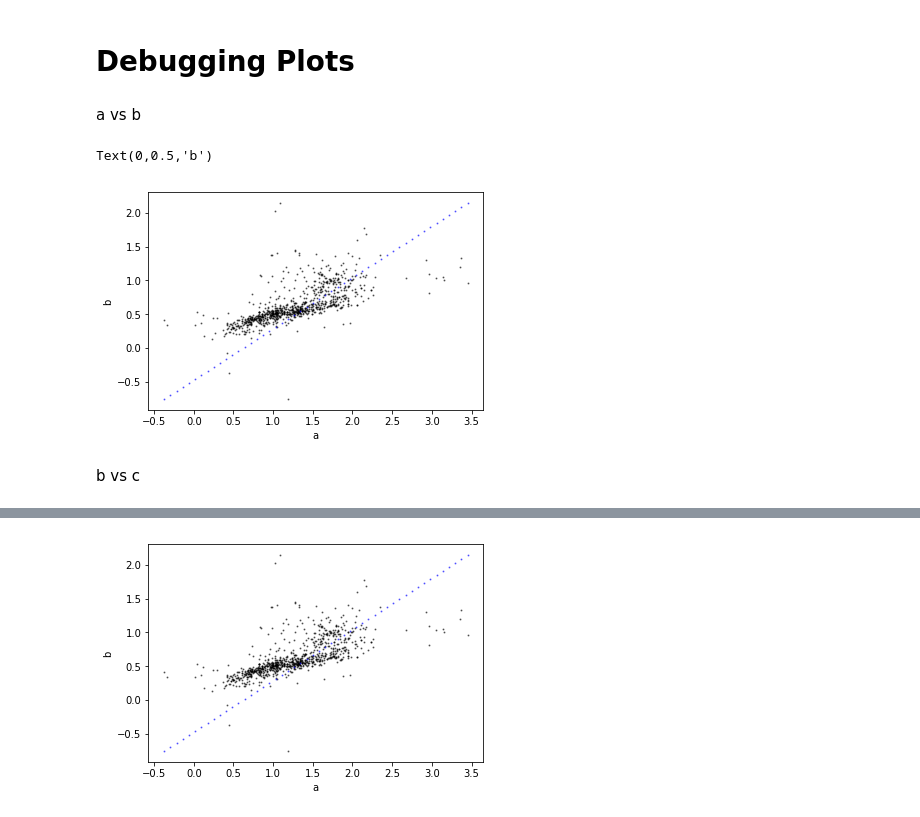
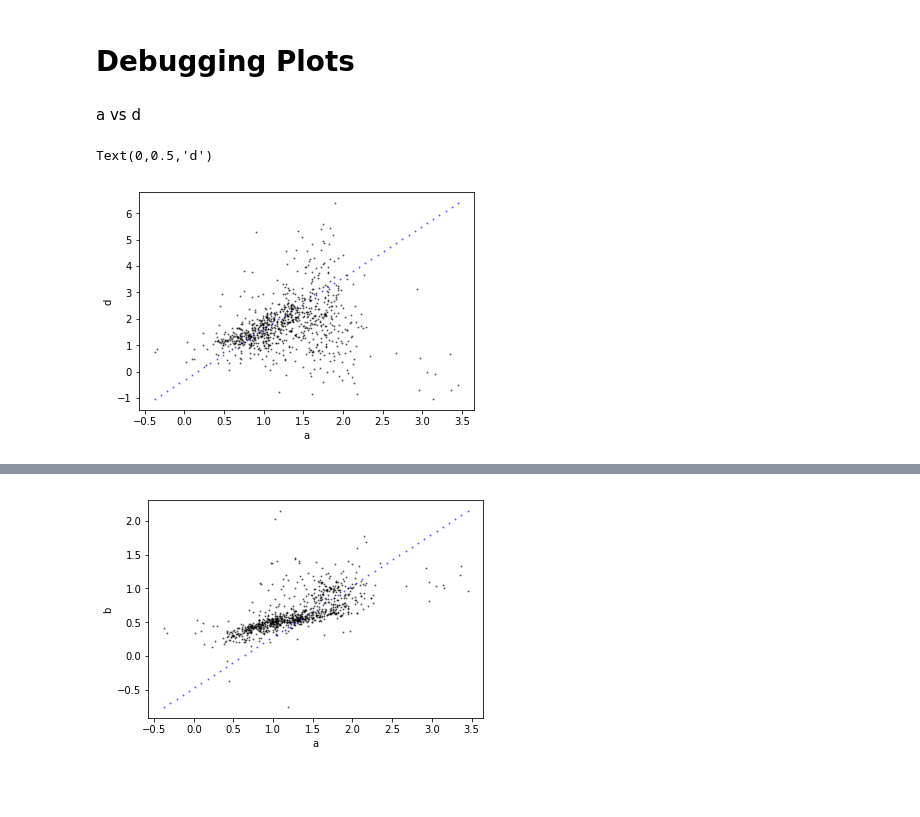
Before and after one commit to marin-hyatt/redshift_data_project, a Jupyter notebook: Marin Hyatt Improved Machine Learning -- Magnitude Differences.ipynb, the cells around one changed output, grey strips where cells are left out. Saved outputs shown, nothing was run; the diff lists cells and outputs as text; code cells hidden in the pictures; blank space fills up the shorter version.

Commit message:
Caught a mistake with the debugging plots

```diff
--- a/Marin Hyatt Improved Machine Learning -- Magnitude Differences.ipynb
+++ b/Marin Hyatt Improved Machine Learning -- Magnitude Differences.ipynb
@@ -453,14 +453,12 @@ for i in range(len(nc_x_names)):
 # %% [markdown]
 # Debugging Plots
 # %% [markdown]
-a vs b
+a vs d
 # %%
-plt.scatter(x['a'], x['b'], color='black', s=1, alpha=0.5)
-plt.scatter(x_for_plotting(x, 'a'), x_for_plotting(x, 'b'), color='blue', s=1, alpha=0.5)
+plt.scatter(x['a'], x['d'], color='black', s=1, alpha=0.5)
+plt.scatter(x_for_plotting(x, 'a'), x_for_plotting(x, 'd'), color='blue', s=1, alpha=0.5)
 plt.xlabel('a')
-plt.ylabel('b')
+plt.ylabel('d')
 # %% [output]
-Text(0,0.5,'b')
+Text(0,0.5,'d')
-[figure, old version]
+[figure, new version]
-# %% [markdown]
-b vs c
```
Also changed, not shown: parts of 9 cells of this notebook.
